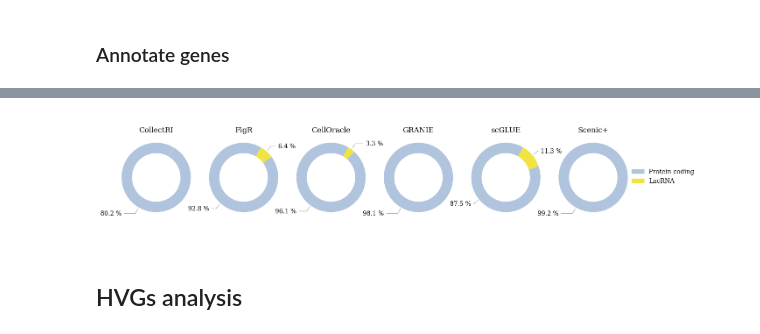
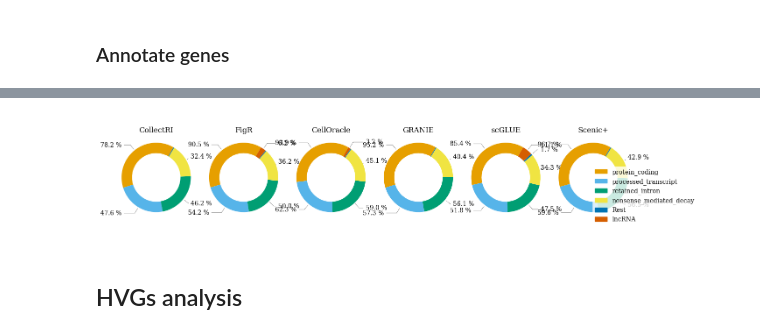
Before and after one commit to janursa/grn_benchmark, a Jupyter notebook: notebooks/explanatory_analysis.ipynb, the cells around one changed output, grey strips where cells are left out. Cells and saved outputs as stored; diff of their text form; code cells hidden in the pictures.

```diff
--- a/notebooks/explanatory_analysis.ipynb
+++ b/notebooks/explanatory_analysis.ipynb
@@ -125,23 +154,2 @@ annot_database_f.to_csv(f'{input_dir}/gene_annotation.csv')
 # %% [markdown]
 ## Peak annotation
-# %%
-# peak annotation
-adata_atac = ad.read_h5ad(f'{input_dir}/adata_atac.h5ad')
-## check if all the peaks in grns given in atac data
-import re
-
-def format_peak(peaks):
-    formatted_peaks = []
-    for peak in peaks:
-        chr_, start, end = re.split(r'[:\-_]', peak)
-        peak = f"{chr_}:{start}-{end}"
-
-        formatted_peaks.append(peak)
-    return formatted_peaks
-
-
-atac_peaks = format_peak(adata_atac.var_names)
-
-peaks = pd.DataFrame({'chr':[peak.split(':')[0] for peak in atac_peaks],
-                                     'range':[peak.split(':')[1] for peak in atac_peaks]})
-peaks
@@ -222,12 +242,3 @@ In (function (package, help, pos = 2, lib.loc = NULL, character.only = FALSE,  :
-# %%
-
-map_={'Intron':'Intron', 'Exon':'Exon', 'Promoter':'Promoter', 'Distal':'Distal Intergenic', "3'":"3' UTR", 'Downstream':'Downstream (<=300)', "5'":"5' UTR"}
-
-ann = peaks_annotated_df.annotation.str.split(' ', expand=True)[0]
-ann = ann.map(map_)
-peaks = peaks_annotated_df['seqnames'].astype(str)+':'+peaks_annotated_df['start'].astype(str) +'-' + peaks_annotated_df['end'].astype(str)
-df = pd.DataFrame({'annotation':ann, 'peak':peaks})
-df.to_csv(f'{input_dir}/peak_annotation.csv')
 # %% [markdown]
 # Explanatory analysis
 # %%
@@ -846,7 +857,7 @@ import matplotlib.patches as mpatches
 
 fig, axes = plt.subplots(1, len(peak_annotation_df.index) + 1, figsize=(12, 3.5))
 
-colors = plots.colors_blind
+colors = colors_blind
 startangle = 60
 
 theta_offsets = [2 , 2, 5]
@@ -891,5 +902,6 @@ annotation_dict = {}
 for name in grn_models_dict.keys():
     annotation_dict[name] = info_objs_dict[name].annotate_genes(gene_annotation_df)
 annotation_df = pd.DataFrame.from_dict(annotation_dict, orient='index')
+annotation_df = annotation_df.fillna(0)
 annotation_df
 # %% [output]
@@ -905,7 +929,7 @@ import matplotlib.patches as mpatches
 
 fig, axes = plt.subplots(1, len(annotation_df.index) + 1, figsize=(len(annotation_df.index)*3, 3.5))
 
-colors = plots.colors_cell_type[-1], plots.colors_blind[3]
+colors = colors_blind
 startangle = 60
 
 theta_offsets = [2 , 2, 2, 2 , 2, 2, 2 , 2, 2]
@@ -915,35 +939,35 @@ for i, (ax, idx) in enumerate(zip(axes[:-1], annotation_df.index)):
     wedges, texts = ax.pie(counts, colors=colors, wedgeprops=dict(width=0.3), startangle=startangle, radius=1)
 
     bbox_props = dict(fc="w", ec="k", lw=0.7)
     kw = dict(arrowprops=dict(arrowstyle="-", linewidth=0.3), zorder=0, va="center", fontsize=10)
 
     for j, p in enumerate(wedges):
         if counts[j] == 0:
             continue
         ang = (p.theta2 - p.theta1) / theta_offsets[i] + p.theta1
         y = np.sin(np.deg2rad(ang))
         x = np.cos(np.deg2rad(ang))
         horizontalalignment = {-1: "right", 1: "left"}[int(np.sign(x))]
         connectionstyle = f"angle,angleA=0,angleB={ang}"
         kw["arrowprops"].update({"connectionstyle": connectionstyle})
         if counts[j] > 1:
             text = f'{counts[j]:.1f} %'
             ax.annotate(text, xy=(x, y), xytext=(1 * np.sign(x), 1.2 * y),
                         horizontalalignment=horizontalalignment, **kw)
 
 # Create a legend in the last subplot
 ax = axes[-1]
 patches = [mpatches.Patch(color=color, label=name) for color, name in zip(colors, annotation_df.columns)]
 leg = ax.legend(handles=patches, bbox_to_anchor=(.72, 0.62), fontsize=10)
 leg.get_frame().set_linewidth(0.0)
 ax.axis('off')
 plt.subplots_adjust(wspace=0.01)  # Adjust horizontal space between subplots
 
 # plt.tight_layout()
 # plt.show()
-fig.savefig(f'{results_folder}/explanatory_analysis/figs/gene_annotation.png', dpi=300, transparent=True, bbox_inches='tight')
+# fig.savefig(f'{results_folder}/explanatory_analysis/figs/gene_annotation.png', dpi=300, transparent=True, bbox_inches='tight')
 # %% [output]
-[figure, old version]
+[figure, new version]
 # %% [markdown]
 ## HVGs analysis
 # %%
```
Also changed, not shown: parts of 19 cells of this notebook, 14 other files.
